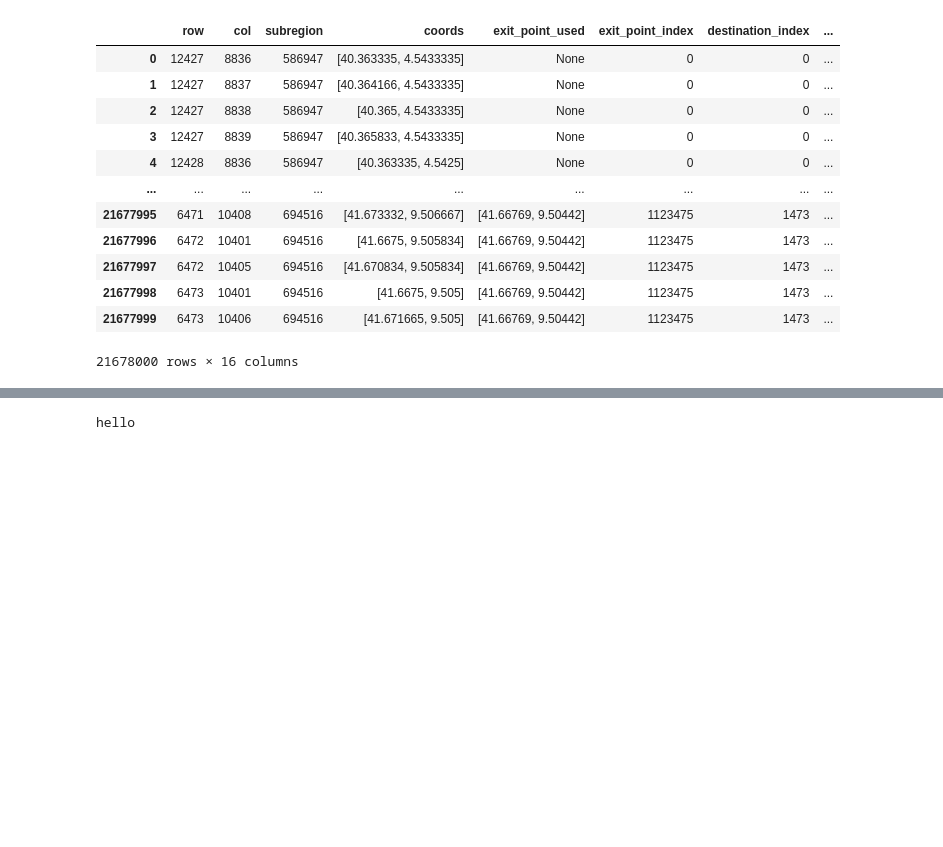
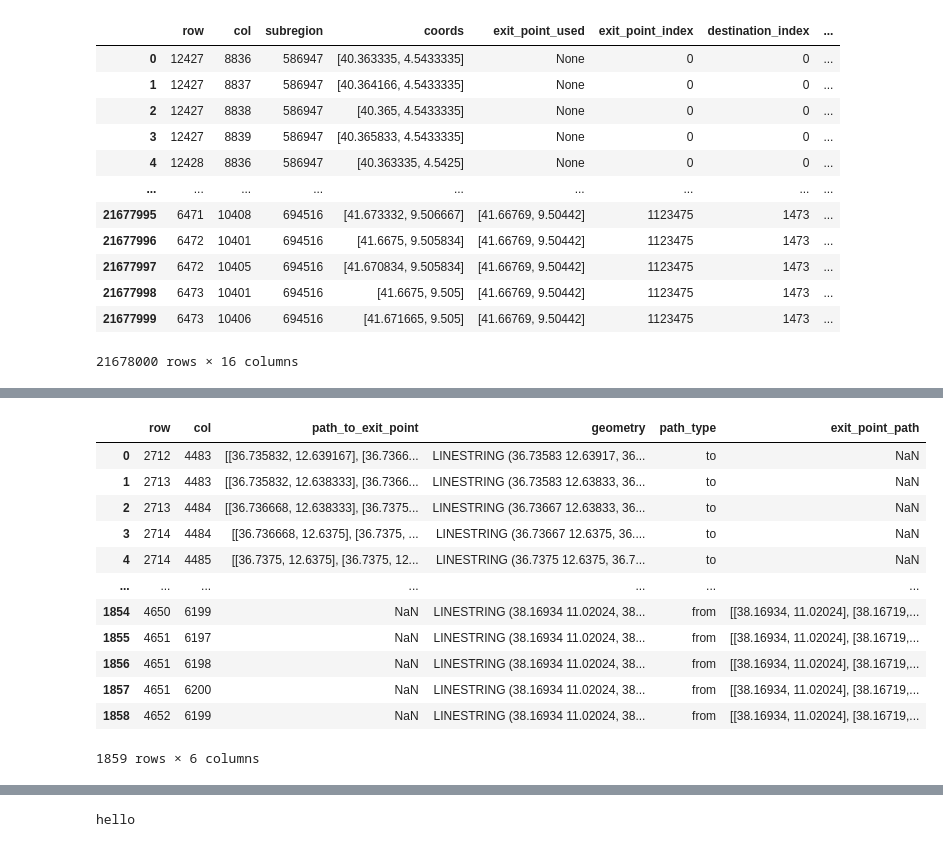
Before and after one commit to bridgestoprosperity/general-data, a Jupyter notebook: notebooks/impact-map-processing/impact-map-general.ipynb, the cells around one changed output, grey strips where cells are left out. Drawn from its saved outputs; the diff is of its cells as text; code cells hidden in the pictures; blank space fills up the shorter version.

```diff
--- a/notebooks/impact-map-processing/impact-map-general.ipynb
+++ b/notebooks/impact-map-processing/impact-map-general.ipynb
@@ -95,0 +120,4 @@ et_travel_paths_health_posts
+# %%
+# create a dataframe with row col and exit_point_path called exit_point_path
+exit_point_path = et_travel_paths_health_posts[["row", "col", "exit_point_path"]]
+path_to = et_travel_paths_health_posts[['row', 'col', "path_to_exit_point"]]
@@ -95,0 +192,3 @@ et_travel_paths_health_posts
+# %%
+path_to_test = convert_to_geodataframe(path_to.head(1000))
+path_to_test
@@ -95,0 +209,3 @@ et_travel_paths_health_posts
+# %%
+path_from_test = convert_to_geodataframe(exit_point_path.head(1000), path_column='exit_point_path')
+path_from_test["geometry"].explore()
@@ -95,0 +218,20 @@ et_travel_paths_health_posts
+# %%
+# join the two dataframes
+path_to_test["path_type"] = "to"
+path_from_test["path_type"] = "from"
+paths = pd.concat([path_to_test, path_from_test], ignore_index=True)
+paths
+# %% [output]
+|  | row | col | path_to_exit_point | geometry | path_type | exit_point_path |
+| 0 | 2712 | 4483 | [[36.735832, 12.639167], [36.7366... | LINESTRING (36.73583 12.63917, 36... | to | NaN |
+| 1 | 2713 | 4483 | [[36.735832, 12.638333], [36.7366... | LINESTRING (36.73583 12.63833, 36... | to | NaN |
+| 2 | 2713 | 4484 | [[36.736668, 12.638333], [36.7375... | LINESTRING (36.73667 12.63833, 36... | to | NaN |
+| 3 | 2714 | 4484 | [[36.736668, 12.6375], [36.7375, ... | LINESTRING (36.73667 12.6375, 36.... | to | NaN |
+| 4 | 2714 | 4485 | [[36.7375, 12.6375], [36.7375, 12... | LINESTRING (36.7375 12.6375, 36.7... | to | NaN |
+| ... | ... | ... | ... | ... | ... | ... |
+| 1854 | 4650 | 6199 | NaN | LINESTRING (38.16934 11.02024, 38... | from | [[38.16934, 11.02024], [38.16719,... |
+| 1855 | 4651 | 6197 | NaN | LINESTRING (38.16934 11.02024, 38... | from | [[38.16934, 11.02024], [38.16719,... |
+| 1856 | 4651 | 6198 | NaN | LINESTRING (38.16934 11.02024, 38... | from | [[38.16934, 11.02024], [38.16719,... |
+| 1857 | 4651 | 6200 | NaN | LINESTRING (38.16934 11.02024, 38... | from | [[38.16934, 11.02024], [38.16719,... |
+| 1858 | 4652 | 6199 | NaN | LINESTRING (38.16934 11.02024, 38... | from | [[38.16934, 11.02024], [38.16719,... |
+1859 rows × 6 columns
```
Also changed, not shown: parts of 13 cells of this notebook.
